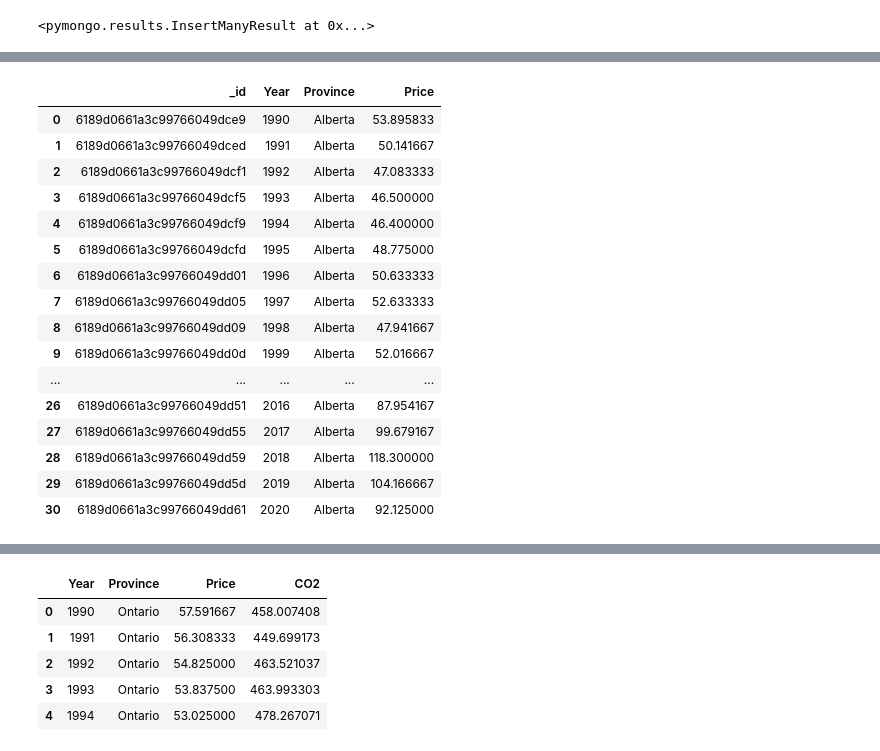
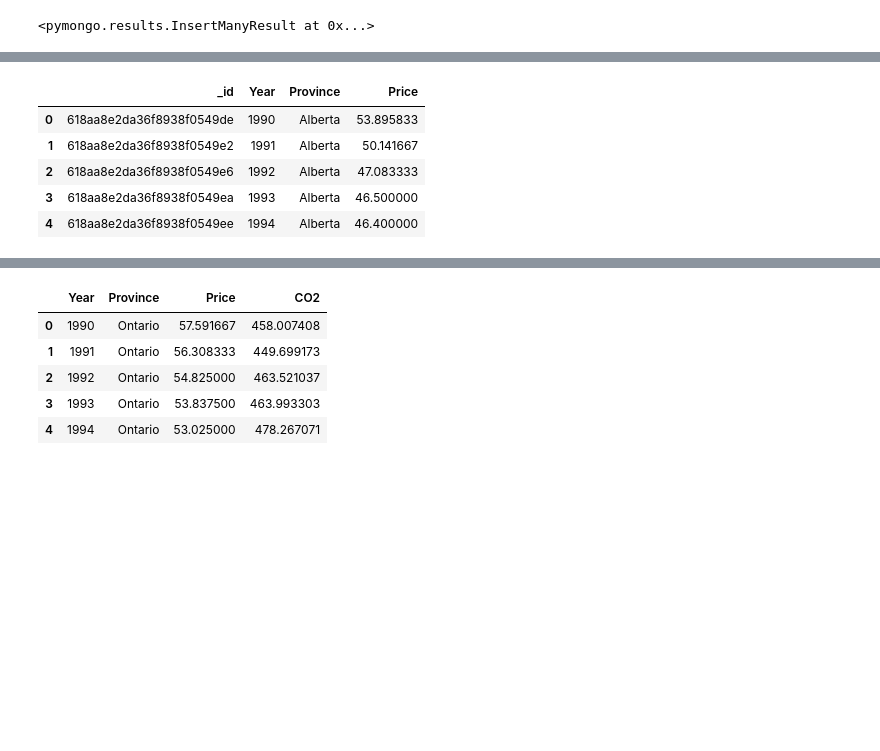
Before and after one commit to SherryKennedy/ETL-CO2_vs_Gas_Prices, a Jupyter notebook: Data_to_Mongo.ipynb, the cells around one changed output, grey strips where cells are left out. Saved outputs shown, nothing was run; the diff lists cells and outputs as text; code cells hidden in the pictures; blank space fills up the shorter version.

```diff
--- a/Data_to_Mongo.ipynb
+++ b/Data_to_Mongo.ipynb
@@ -93,25 +73,14 @@ bc_col
 # %%
 #Get Alberta Data List as DataFrame
 alb_col = pd.DataFrame(list(mng_db.gas_prices.find({'Province':'Alberta'})))
-alb_col
+alb_col.head()
 # %% [output]
 |  | _id | Year | Province | Price |
-| 0 | 6189d0661a3c99766049dce9 | 1990 | Alberta | 53.895833 |
-| 1 | 6189d0661a3c99766049dced | 1991 | Alberta | 50.141667 |
-| 2 | 6189d0661a3c99766049dcf1 | 1992 | Alberta | 47.083333 |
-| 3 | 6189d0661a3c99766049dcf5 | 1993 | Alberta | 46.500000 |
-| 4 | 6189d0661a3c99766049dcf9 | 1994 | Alberta | 46.400000 |
-| 5 | 6189d0661a3c99766049dcfd | 1995 | Alberta | 48.775000 |
-| 6 | 6189d0661a3c99766049dd01 | 1996 | Alberta | 50.633333 |
-| 7 | 6189d0661a3c99766049dd05 | 1997 | Alberta | 52.633333 |
-| 8 | 6189d0661a3c99766049dd09 | 1998 | Alberta | 47.941667 |
-| 9 | 6189d0661a3c99766049dd0d | 1999 | Alberta | 52.016667 |
-| ... | ... | ... | ... | ... |
-| 26 | 6189d0661a3c99766049dd51 | 2016 | Alberta | 87.954167 |
-| 27 | 6189d0661a3c99766049dd55 | 2017 | Alberta | 99.679167 |
-| 28 | 6189d0661a3c99766049dd59 | 2018 | Alberta | 118.300000 |
-| 29 | 6189d0661a3c99766049dd5d | 2019 | Alberta | 104.166667 |
-| 30 | 6189d0661a3c99766049dd61 | 2020 | Alberta | 92.125000 |
+| 0 | 618aa8e2da36f8938f0549de | 1990 | Alberta | 53.895833 |
+| 1 | 618aa8e2da36f8938f0549e2 | 1991 | Alberta | 50.141667 |
+| 2 | 618aa8e2da36f8938f0549e6 | 1992 | Alberta | 47.083333 |
+| 3 | 618aa8e2da36f8938f0549ea | 1993 | Alberta | 46.500000 |
+| 4 | 618aa8e2da36f8938f0549ee | 1994 | Alberta | 46.400000 |
 # %%
 #Get Quebec Data List as DataFrame
 qc_col = pd.DataFrame(list(mng_db.gas_prices.find({'Province':'Quebec'})))
```
Also changed, not shown: parts of 35 cells of this notebook.
